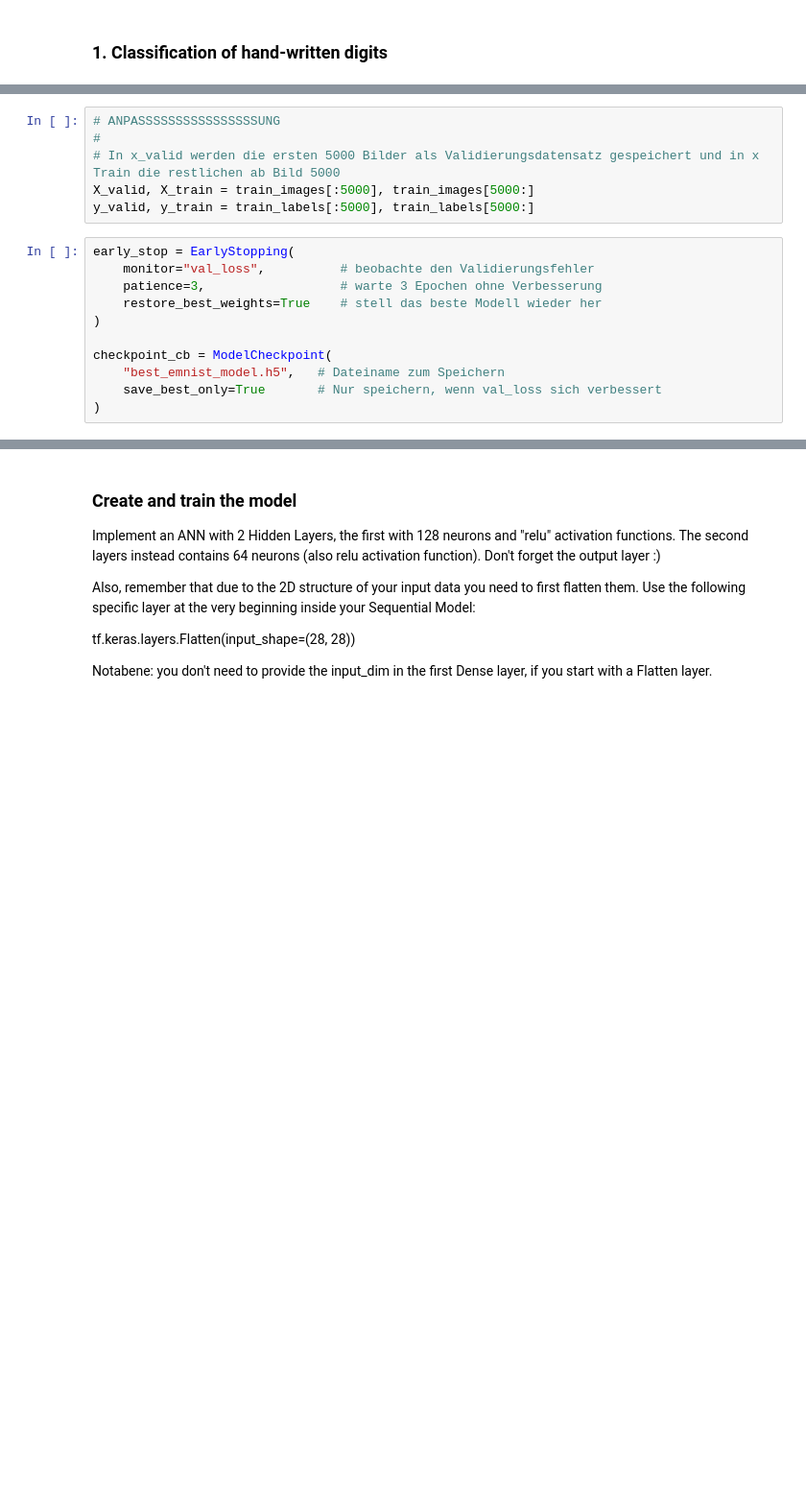
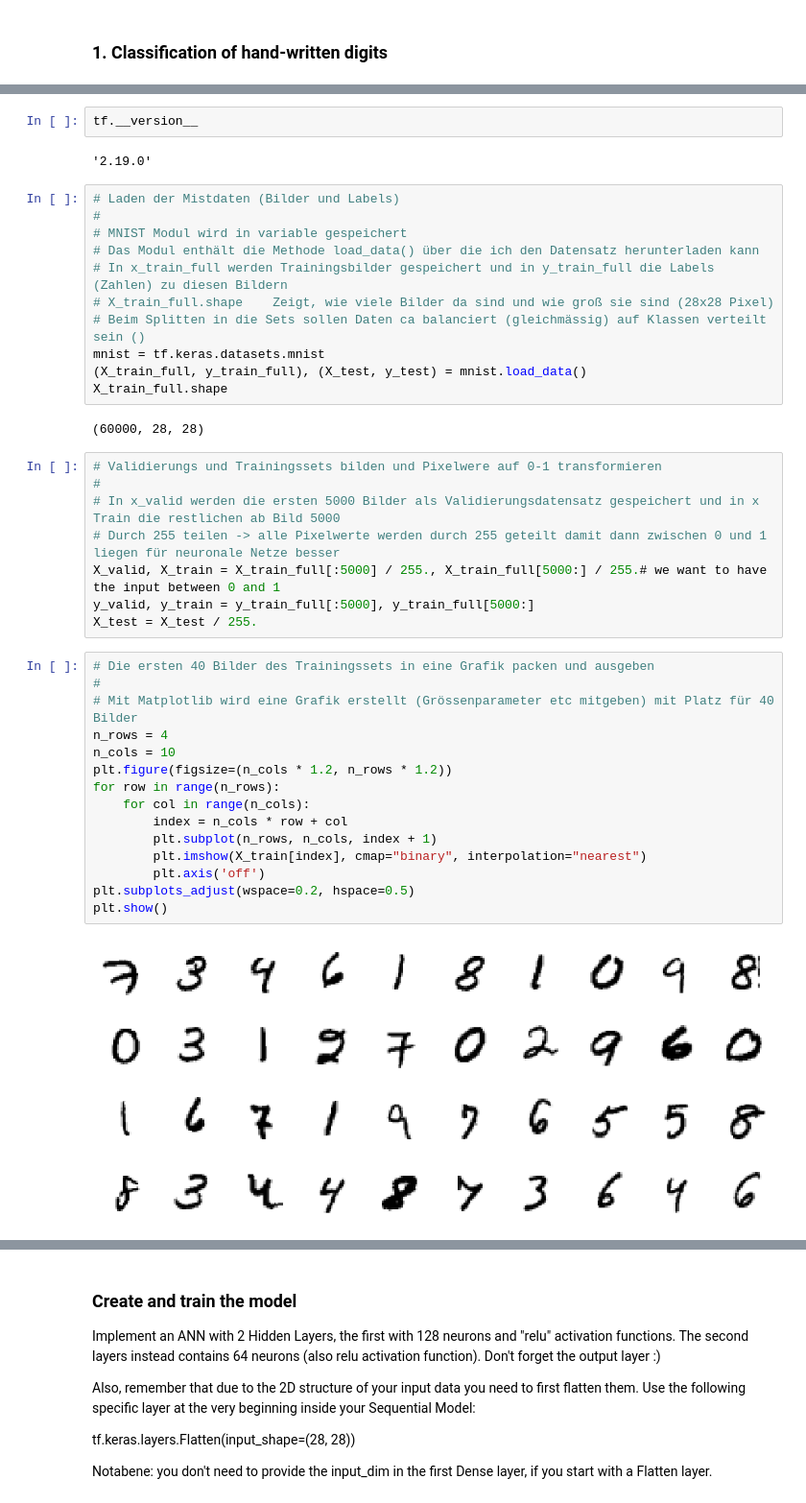
Before and after one commit to YanickMoos/Uebung3ML2, a Jupyter notebook: 1_MNIST_first_steps.ipynb, the cells around one changed output, grey strips where cells are left out. Shown at 96% size. Saved outputs shown, nothing was run; the diff lists cells and outputs as text; blank space fills up the shorter version.

```diff
--- a/1_MNIST_first_steps.ipynb
+++ b/1_MNIST_first_steps.ipynb
@@ -67,17 +25,42 @@ Test set shape: (14800, 28, 28, 1)
+# %%
+tf.__version__
+# %% [output]
+'2.19.0'
+# %%
+# Laden der Mistdaten (Bilder und Labels)
+#
+# MNIST Modul wird in variable gespeichert
+# Das Modul enthält die Methode load_data() über die ich den Datensatz herunterladen kann
+# In x_train_full werden Trainingsbilder gespeichert und in y_train_full die Labels (Zahlen) zu diesen Bildern
+# X_train_full.shape	Zeigt, wie viele Bilder da sind und wie groß sie sind (28x28 Pixel)
+# Beim Splitten in die Sets sollen Daten ca balanciert (gleichmässig) auf Klassen verteilt sein ()
+mnist = tf.keras.datasets.mnist
+(X_train_full, y_train_full), (X_test, y_test) = mnist.load_data()
+X_train_full.shape
+# %% [output]
+(60000, 28, 28)
 # %%
-# ANPASSSSSSSSSSSSSSSSUNG
+# Validierungs und Trainingssets bilden und Pixelwere auf 0-1 transformieren
 #
 # In x_valid werden die ersten 5000 Bilder als Validierungsdatensatz gespeichert und in x Train die restlichen ab Bild 5000
-X_valid, X_train = train_images[:5000], train_images[5000:]
-y_valid, y_train = train_labels[:5000], train_labels[5000:]
+# Durch 255 teilen -> alle Pixelwerte werden durch 255 geteilt damit dann zwischen 0 und 1 liegen für neuronale Netze besser
+X_valid, X_train = X_train_full[:5000] / 255., X_train_full[5000:] / 255.# we want to have the input between 0 and 1
+y_valid, y_train = y_train_full[:5000], y_train_full[5000:]
+X_test = X_test / 255.
-# %%
-early_stop = EarlyStopping(
-    monitor="val_loss",          # beobachte den Validierungsfehler
-    patience=3,                  # warte 3 Epochen ohne Verbesserung
-    restore_best_weights=True    # stell das beste Modell wieder her
-)
-
-checkpoint_cb = ModelCheckpoint(
-    "best_emnist_model.h5",   # Dateiname zum Speichern
-    save_best_only=True       # Nur speichern, wenn val_loss sich verbessert
-)
+# %%
+# Die ersten 40 Bilder des Trainingssets in eine Grafik packen und ausgeben
+#
+# Mit Matplotlib wird eine Grafik erstellt (Grössenparameter etc mitgeben) mit Platz für 40 Bilder
+n_rows = 4
+n_cols = 10
+plt.figure(figsize=(n_cols * 1.2, n_rows * 1.2))
+for row in range(n_rows):
+    for col in range(n_cols):
+        index = n_cols * row + col
+        plt.subplot(n_rows, n_cols, index + 1)
+        plt.imshow(X_train[index], cmap="binary", interpolation="nearest")
+        plt.axis('off')
+plt.subplots_adjust(wspace=0.2, hspace=0.5)
+plt.show()
+# %% [output]
+[figure, added]
```
Also changed, not shown: parts of 23 cells of this notebook, 1 other file.
